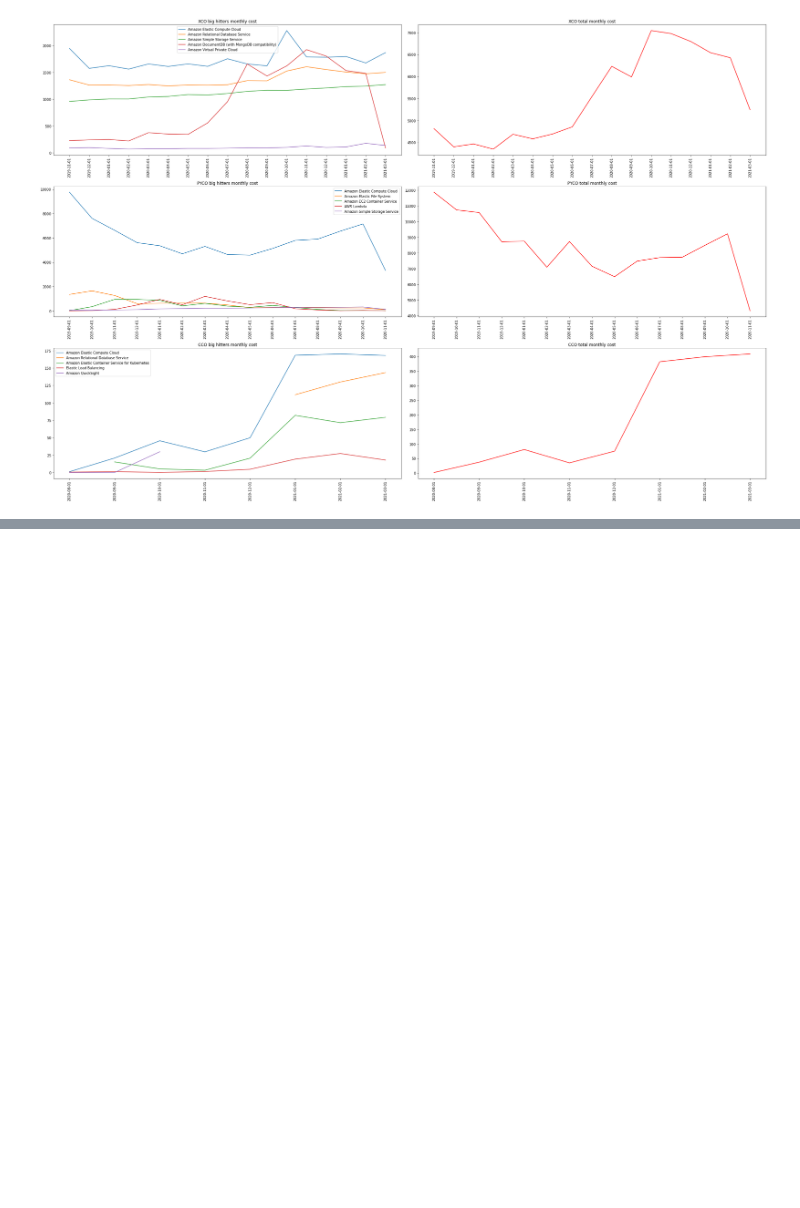
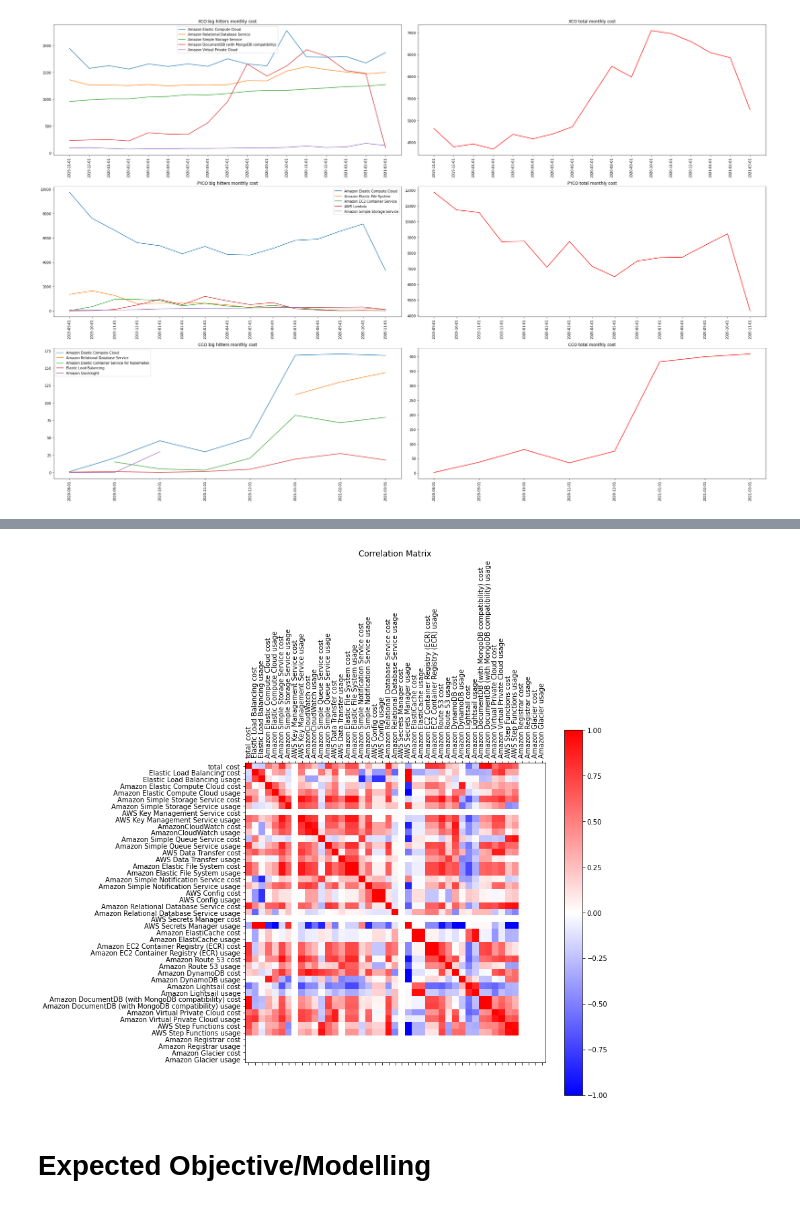
Before and after one commit to texasfight/ME379M_Hackathon, a Jupyter notebook: Master_Notebook.ipynb, the cells around one changed output, grey strips where cells are left out. Saved outputs shown, nothing was run; the diff lists cells and outputs as text; code cells hidden in the pictures; blank space fills up the shorter version.

```diff
--- a/Master_Notebook.ipynb
+++ b/Master_Notebook.ipynb
@@ -242,0 +335,7 @@ plot_n_hitters_bycorp(5)
+# %%
+dfXCO_processed = process_dataframe(dfXCO, fillna=False)
+plot_corr(dfXCO_processed.dropna(axis=1, how="all"))
+# %% [output]
+[figure, added]
+# %% [markdown]
+# Expected Objective/Modelling
```
Also changed, not shown: parts of 39 cells of this notebook, 7 other files.
